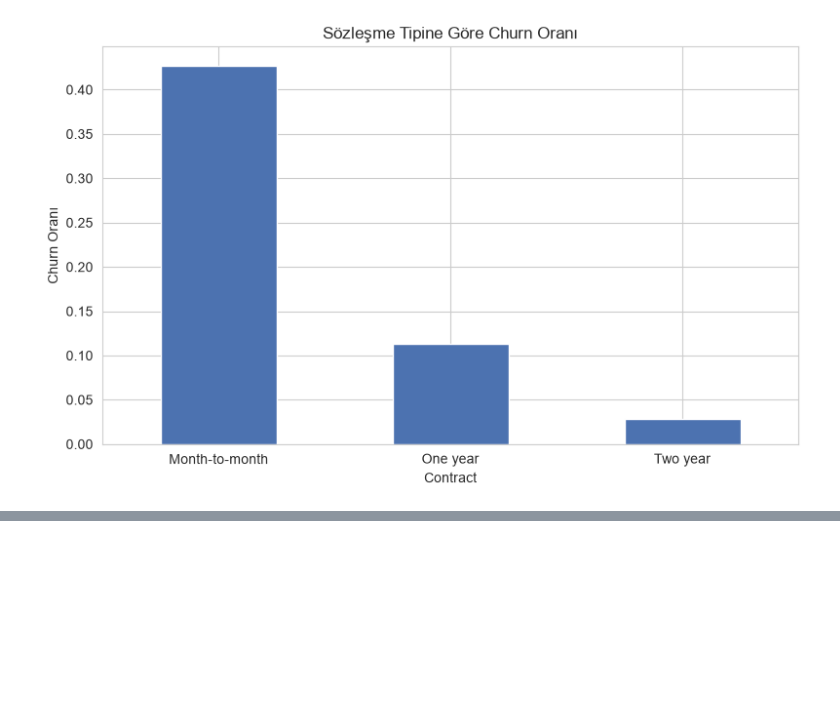
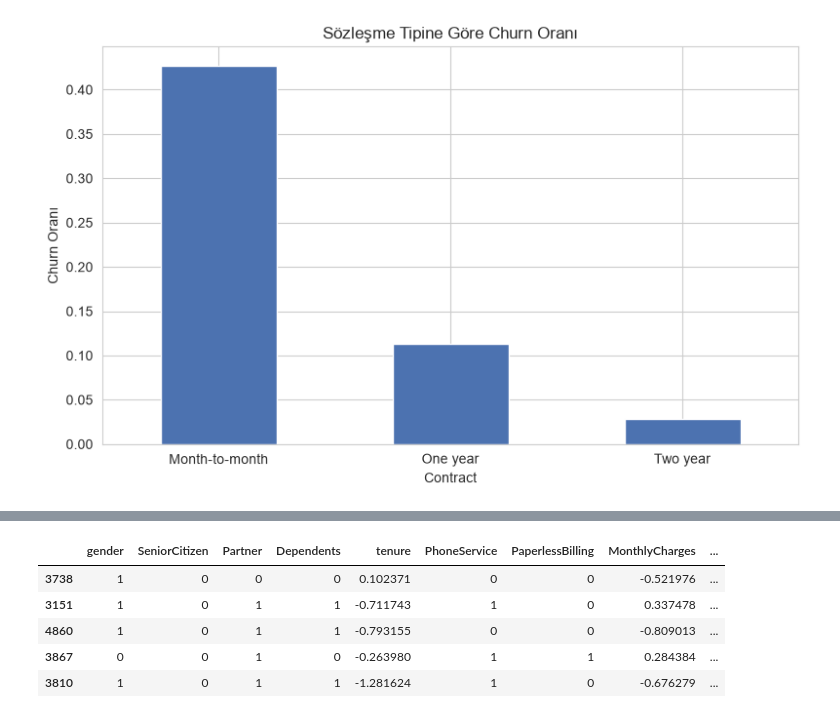
Before and after one commit to mineturkmen20-hub/final-projesi-mine-turkmen, a Jupyter notebook: notebooks/01_veri_temizleme_ve_eda.ipynb, the cells around one changed output, grey strips where cells are left out. Saved outputs shown, nothing was run; the diff lists cells and outputs as text; code cells hidden in the pictures; blank space fills up the shorter version.

```diff
--- a/notebooks/01_veri_temizleme_ve_eda.ipynb
+++ b/notebooks/01_veri_temizleme_ve_eda.ipynb
@@ -161,0 +210,15 @@ plt.show()
+# %%
+from sklearn.preprocessing import StandardScaler
+
+scaler = StandardScaler()
+X_train[num_cols] = scaler.fit_transform(X_train[num_cols])
+X_test[num_cols] = scaler.transform(X_test[num_cols])
+
+X_train.head()
+# %% [output]
+|  | gender | SeniorCitizen | Partner | Dependents | tenure | PhoneService | PaperlessBilling | MonthlyCharges | ... |
+| 3738 | 1 | 0 | 0 | 0 | 0.102371 | 0 | 0 | -0.521976 | ... |
+| 3151 | 1 | 0 | 1 | 1 | -0.711743 | 1 | 0 | 0.337478 | ... |
+| 4860 | 1 | 0 | 1 | 1 | -0.793155 | 0 | 0 | -0.809013 | ... |
+| 3867 | 0 | 0 | 1 | 0 | -0.263980 | 1 | 1 | 0.284384 | ... |
+| 3810 | 1 | 0 | 1 | 1 | -1.281624 | 1 | 0 | -0.676279 | ... |
```
Also changed, not shown: parts of 14 cells of this notebook, 4 other files.
